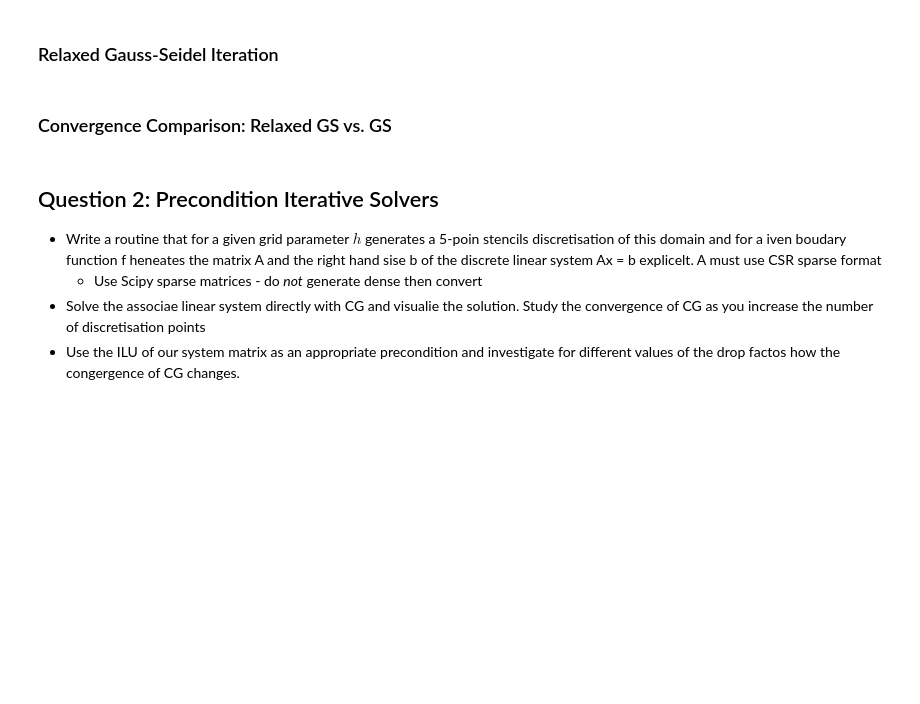
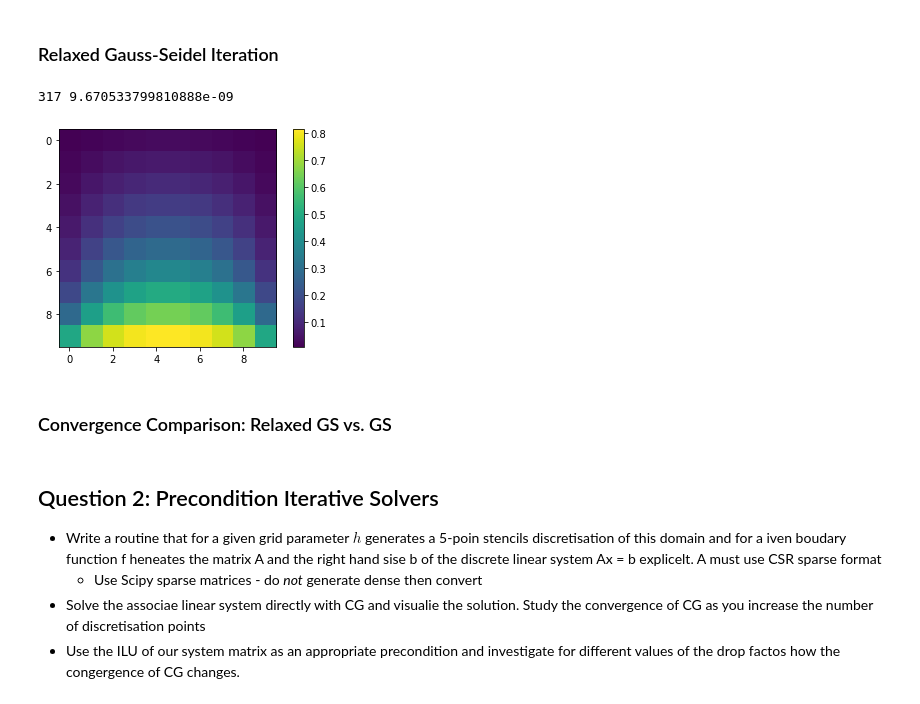
Before and after one commit to sheeshee/High-Performance-Computing-Coursework, a Jupyter notebook: Assignment 3/Assignment 3 Submission.ipynb, the cells around one changed output. Cells and saved outputs as stored; diff of their text form; code cells hidden in the pictures; blank space fills up the shorter version.

```diff
--- a/Assignment 3/Assignment 3 Submission.ipynb
+++ b/Assignment 3/Assignment 3 Submission.ipynb
@@ -55,3 +483,54 @@ $$
+# %%
+max_k = 1e5
+
+def discretise_bc(low, high, M, f):
+    x = np.linspace(low, high, M)
+    fx = np.array([f(xi) for xi in x], dtype='float64')
+    return fx
+
+# Define the boundary conditions
+left_bc = lambda y: 0
+right_bc = lambda y: 0
+top_bc = lambda x: 0
+bottom_bc = lambda x: 1
+# Discretize into M points
+M = 12
+# Create result array, excluding boundaries
+Mop = (M-2)**2
+left_points = discretise_bc(0, 1, M, left_bc)
+right_points = discretise_bc(0, 1, M, right_bc)
+top_points = discretise_bc(0, 1, M, top_bc)
+bottom_points = discretise_bc(0, 1, M, bottom_bc)
+# Create LOP that is aware of boundary conditions - CHANGE FROM SCIPY LOP TO ITS OWN LOP
+rgslop = RelaxedGaussSeidel(M, left_points[1:-1], right_points[1:-1],
+                      top_points[1:-1], bottom_points[1:-1], 'float64')
+
+# get ready
+tol = 1e-8
+result_old = np.zeros((M-2, M-2))
+result_new = np.ones((M-2, M-2))
+# iterate
+k = 0
+diff = lambda a, b: np.linalg.norm(a - b)
+while diff(result_old, result_new) > tol:
+    result_old = result_new.copy()
+    for current_row_index, current_row in enumerate(result_new):
+        previous_row = result_new[current_row_index - 1, :] if current_row_index != 0 else np.zeros(M-2)
+        next_row = result_new[current_row_index + 1, :] if current_row_index != M-3 else np.zeros(M-2)
+        result_new[current_row_index, :] = rgslop.rowvec(previous_row, current_row, next_row, current_row_index)
+    k += 1
+    if k > max_k:
+        print('max k!')
+        break
+print(k, diff(result_old, result_new))
+
+
+plt.imshow(result_new.reshape((M-2, M-2)))
+plt.colorbar()
+plt.show()
+# %% [output]
+317 9.670533799810888e-09
+[figure, added]
 # %% [markdown]
 ### Convergence Comparison: Relaxed GS vs. GS
 # %% [markdown]
```
Also changed, not shown: parts of 11 cells of this notebook, 5 other files.
